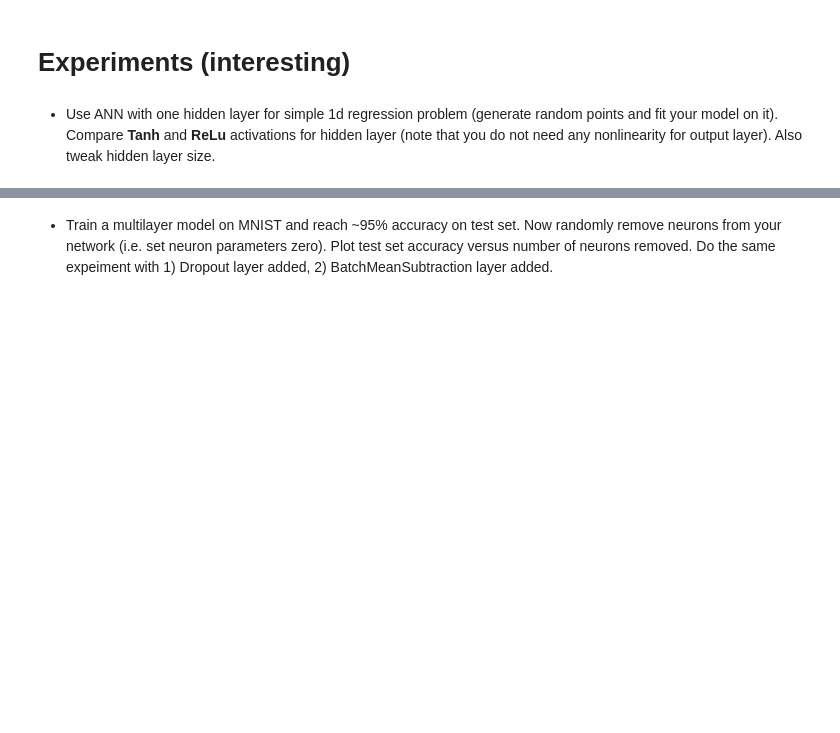
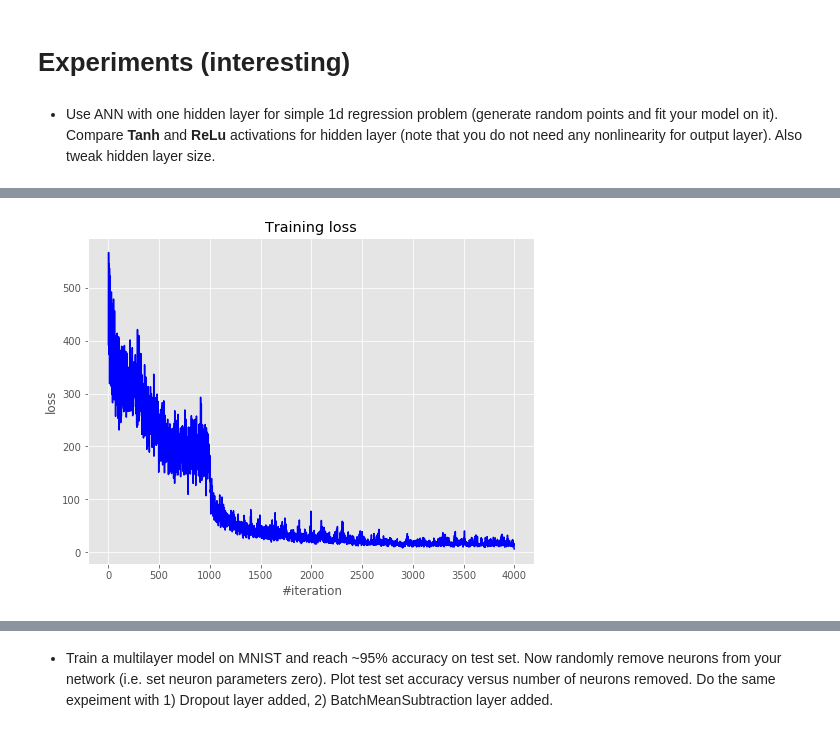
Before and after one commit to hov1417/NNHomework, a Jupyter notebook: session1/assignment2_main.ipynb, the cells around one changed output, grey strips where cells are left out. Cells and saved outputs as stored; diff of their text form; code cells hidden in the pictures; blank space fills up the shorter version.

```diff
--- a/session1/assignment2_main.ipynb
+++ b/session1/assignment2_main.ipynb
@@ -830,0 +897,53 @@ Compare **Tanh** and **ReLu** activations for hidden layer (note that you do not
+# %%
+optimizer_config = { 'alpha': 0.01, 'b1': 0.9, 'b2': 0.999, 'eps': 1e-8 }
+optimizer_state = {}
+# %%
+n_epoch = 200
+batch_size = 100
+# %%
+n = Sequential()
+n.add(Linear(1, 20))
+n.add(Tanh())
+
+n.add(BatchMeanSubtraction())
+n.add(Linear(20, 20))
+n.add(Tanh())
+
+n.add(BatchMeanSubtraction())
+n.add(Linear(20, 1))
+# %%
+loss_history = []
+
+for i in range(n_epoch):
+    for x_batch, y_batch in get_batches(X, Y, batch_size):
+        net.zeroGradParameters()
+
+        # Forward
+        predictions = n.forward(x_batch)
+        loss = criterion.forward(predictions, y_batch)
+
+        # Backward
+        dp = criterion.backward(predictions, y_batch)
+        n.backward(x_batch, dp)
+
+        # Update weights
+        adam_optimizer(n.getParameters(),
+                     n.getGradParameters(),
+                     optimizer_config,
+                     optimizer_state)
+
+        loss_history.append(loss)
+
+    # Visualize
+    display.clear_output(wait=True)
+    plt.figure(figsize=(8, 6))
+
+    plt.title("Training loss")
+    plt.xlabel("#iteration")
+    plt.ylabel("loss")
+    plt.plot(loss_history, 'b')
+    plt.show()
+
+    print('Current loss: %f' % loss)
+# %% [output]
+[figure, added]
```
Also changed, not shown: parts of 19 cells of this notebook, 11 other files.
